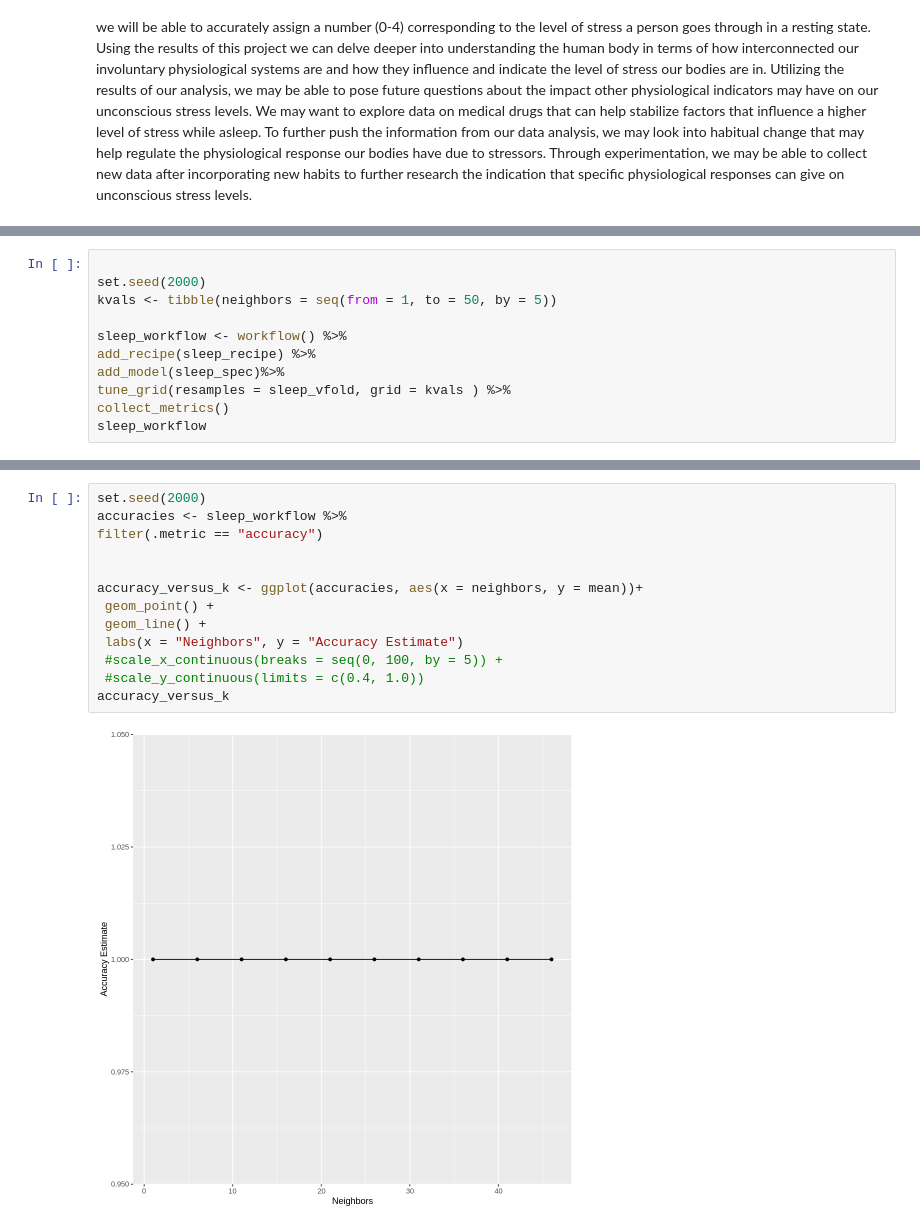
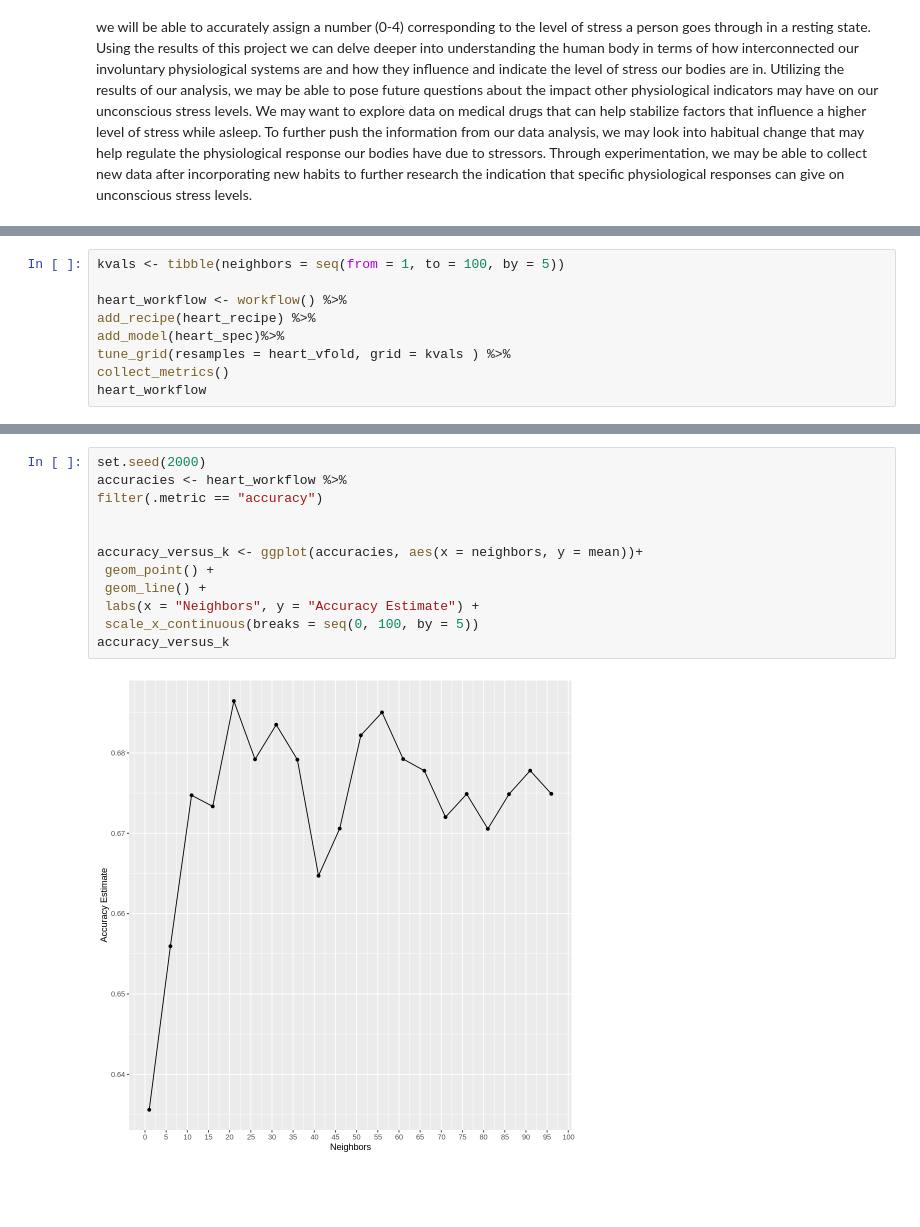
Before and after one commit to amasood01/Heart-Failure-Data--DSCI100, a Jupyter notebook: Group_project_report.ipynb, the cells around one changed output, grey strips where cells are left out. Drawn from its saved outputs; the diff is of its cells as text; blank space fills up the shorter version.

Commit message:
code finished
added new dataset with new visualizations and performed the k nearest neighbor classification

```diff
--- a/Group_project_report.ipynb
+++ b/Group_project_report.ipynb
@@ -239,14 +247,12 @@ sleep_spec <- nearest_neighbor(weight_func = "rectangular", neighbors = tune())
 set_engine("kknn") %>%
 set_mode("classification")
 # %%
+kvals <- tibble(neighbors = seq(from = 1, to = 100, by = 5))
 
-set.seed(2000)
-kvals <- tibble(neighbors = seq(from = 1, to = 50, by = 5))
-
-sleep_workflow <- workflow() %>%
-add_recipe(sleep_recipe) %>%
-add_model(sleep_spec)%>%
-tune_grid(resamples = sleep_vfold, grid = kvals ) %>%
+heart_workflow <- workflow() %>%
+add_recipe(heart_recipe) %>%
+add_model(heart_spec)%>%
+tune_grid(resamples = heart_vfold, grid = kvals ) %>%
 collect_metrics()
-sleep_workflow
+heart_workflow
 # %% [output]
@@ -263,16 +269,15 @@ A tibble: 20 × 7
 # %%
 set.seed(2000)
-accuracies <- sleep_workflow %>%
+accuracies <- heart_workflow %>%
 filter(.metric == "accuracy")
 
 
 accuracy_versus_k <- ggplot(accuracies, aes(x = neighbors, y = mean))+
  geom_point() +
  geom_line() +
- labs(x = "Neighbors", y = "Accuracy Estimate")
- #scale_x_continuous(breaks = seq(0, 100, by = 5)) +
- #scale_y_continuous(limits = c(0.4, 1.0))
+ labs(x = "Neighbors", y = "Accuracy Estimate") +
+ scale_x_continuous(breaks = seq(0, 100, by = 5))
 accuracy_versus_k
 # %% [output]
-[figure, old version]
+[figure, new version]
 # %%
```
Also changed, not shown: parts of 35 cells of this notebook.
